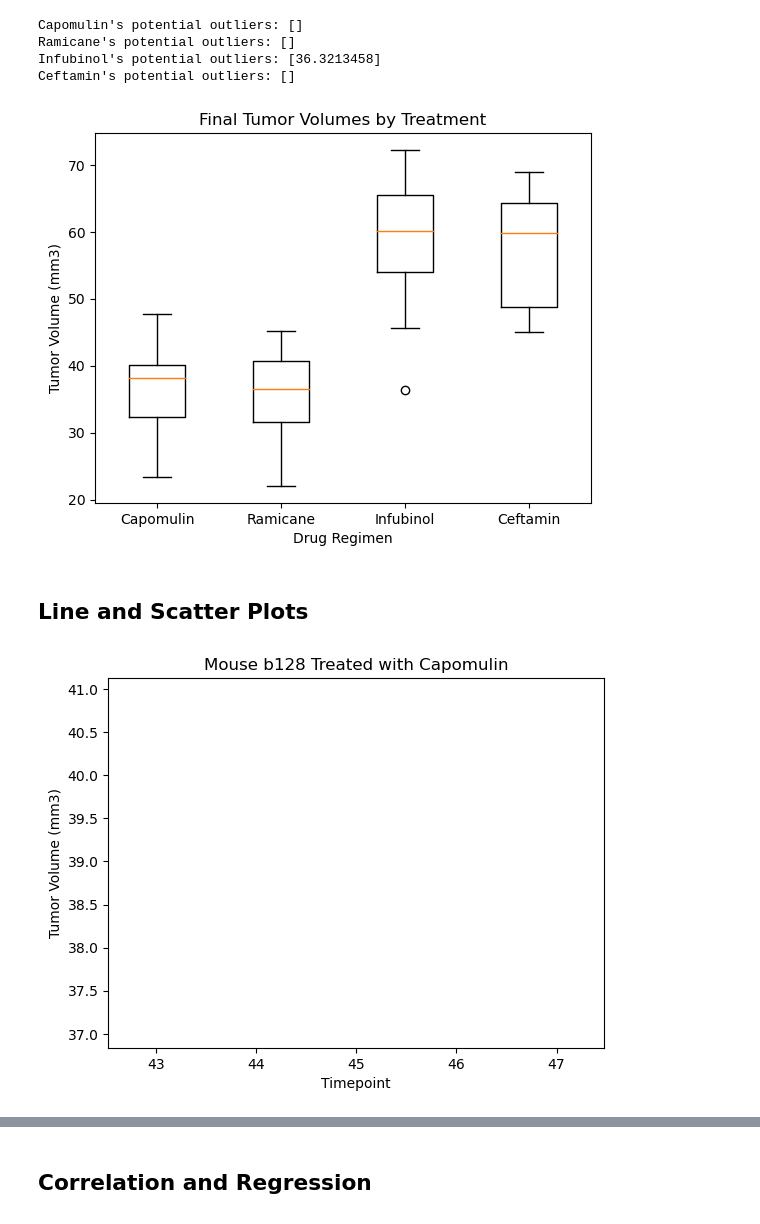
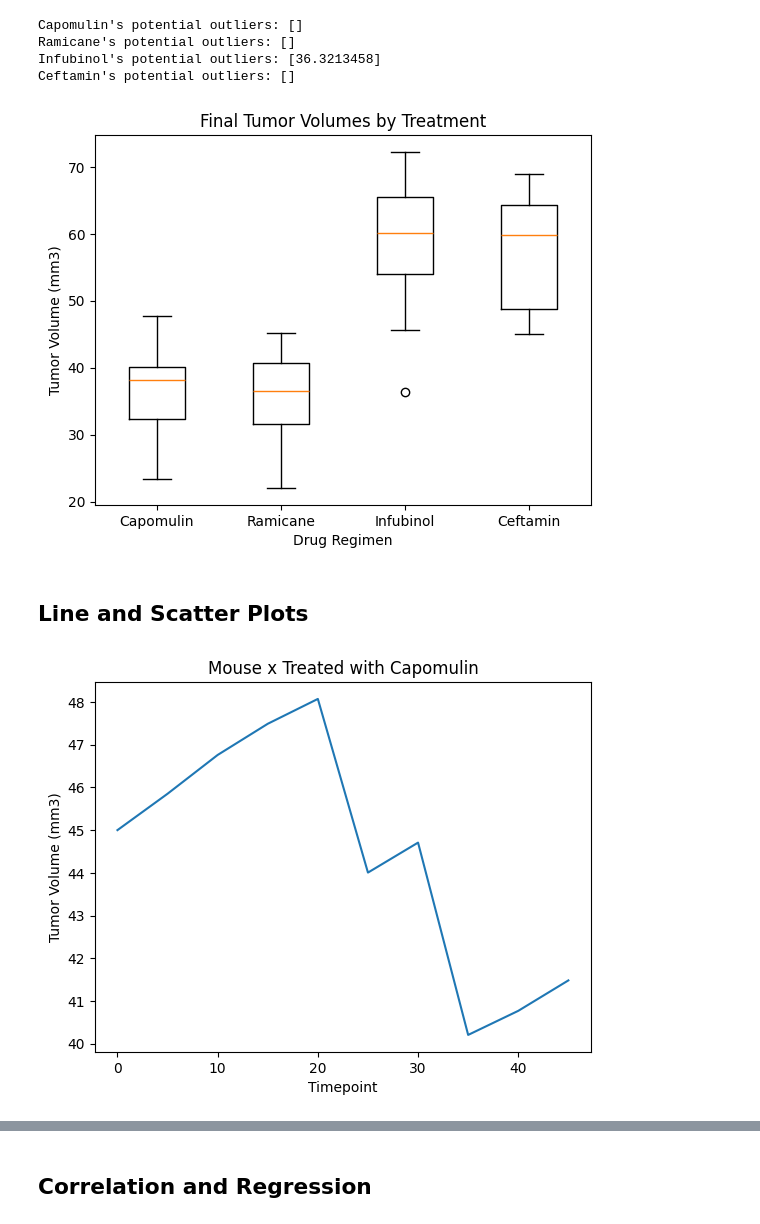
Before and after one commit to alison-love/05-data-visualization-challenge, a Jupyter notebook: pymaceuticals_working.ipynb, the cells around one changed output, grey strips where cells are left out. Saved outputs shown, nothing was run; the diff lists cells and outputs as text; code cells hidden in the pictures.

```diff
--- a/pymaceuticals_working.ipynb
+++ b/pymaceuticals_working.ipynb
@@ -12,15 +12,15 @@ import pandas as pd
 import scipy.stats as st
 
 # Study data files
-mouse_metadata_path = "/data/Mouse_metadata.csv"
-study_results_path = "/data/Study_results.csv"
+mouse_metadata_path = "data/Mouse_metadata.csv"
+study_results_path = "data/Study_results.csv"
 
 # Read the mouse data and the study results
 mouse_metadata = pd.read_csv(mouse_metadata_path)
 study_results = pd.read_csv(study_results_path)
 
 # Combine the data into a single DataFrame
-mouse_data = pd.merge(study_results, mouse_metadata, how='left', on= ['Mouse ID'])
+mouse_data = pd.merge(study_results, mouse_metadata, how='left', on= ['Mouse ID', 'Mouse ID'])
 
 
 # Display the data table for preview
@@ -270,27 +282,31 @@ ax1.set_xlabel('Drug Regimen')
 ax1.boxplot(vol_data_list, labels=treatment_list)
 plt.show()
 # %% [output]
-[figure, old version]
+[figure, new version]
 # %% [markdown]
 ## Line and Scatter Plots
 # %%
 # Generate a line plot of tumor volume vs. time point for a single mouse treated with Capomulin
 
+
+
+
 # Capomulin filter
-cap_data = final_volume_data[final_volume_data['Drug Regimen'] == 'Capomulin']
+#cap_data = final_volume_data[final_volume_data['Drug Regimen'] == 'Capomulin']
+cap_data_all_timepoints = mouse_data[mouse_data['Drug Regimen'] == 'Capomulin']
 
-# Single mouse a457
-single_mouse_data = cap_data[cap_data['Mouse ID'] == 'b128']
+# Single mouse
+single_mouse_data_all_timepoints = cap_data_all_timepoints[cap_data_all_timepoints['Mouse ID'] == 'l509']
 
 #Create the line plot
-plt.plot(single_mouse_data['Timepoint'], single_mouse_data['Tumor Volume (mm3)'])
+plt.plot(single_mouse_data_all_timepoints['Timepoint'], single_mouse_data_all_timepoints['Tumor Volume (mm3)'])
 
 # Add title and labels
-plt.title('Mouse b128 Treated with Capomulin')
+plt.title('Mouse x Treated with Capomulin')
 plt.xlabel('Timepoint')
 plt.ylabel('Tumor Volume (mm3)')
 
 plt.show()
 # %% [output]
-[figure, old version]
+[figure, new version]
 # %%
```
Also changed, not shown: parts of 6 cells of this notebook, 6 other files.
